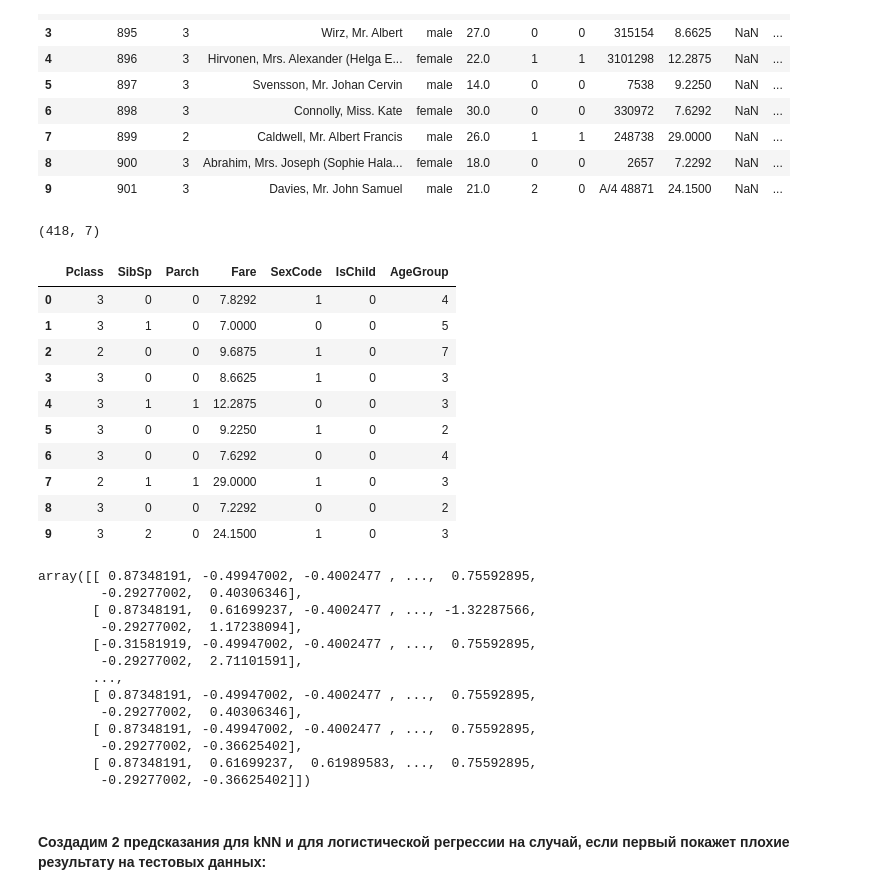
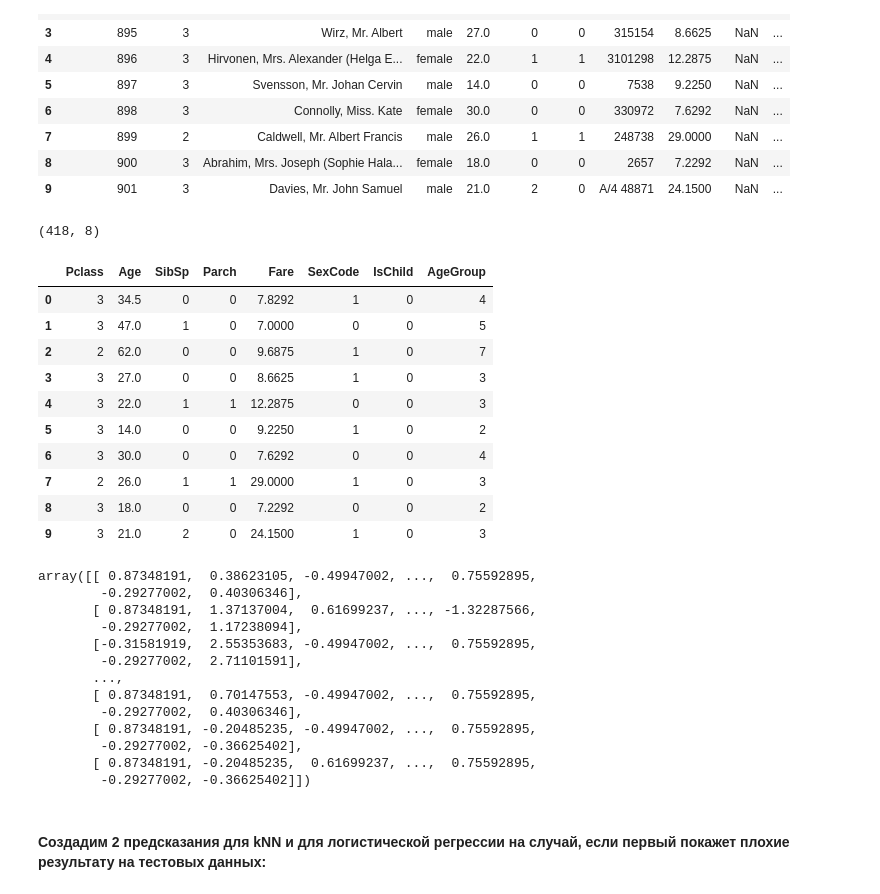
Before and after one commit to AndrewLrrr/otus-big-data, a Jupyter notebook: hw5/Titanic.ipynb, the cells around one changed output. Saved outputs shown, nothing was run; the diff lists cells and outputs as text; code cells hidden in the pictures.

```diff
--- a/hw5/Titanic.ipynb
+++ b/hw5/Titanic.ipynb
@@ -494,46 +493,45 @@ df_test.head(10)
 # %%
 x_test = df_test.drop(([
     'PassengerId',
-    'Age',
     'Name',
     'Sex',
     'Ticket',
     'Cabin',
     'Embarked',
 ]), axis=1)
 
 print(x_test.shape)
 x_test.head(10)
 # %% [output]
-(418, 7)
+(418, 8)
-|  | Pclass | SibSp | Parch | Fare | SexCode | IsChild | AgeGroup |
-| 0 | 3 | 0 | 0 | 7.8292 | 1 | 0 | 4 |
-| 1 | 3 | 1 | 0 | 7.0000 | 0 | 0 | 5 |
-| 2 | 2 | 0 | 0 | 9.6875 | 1 | 0 | 7 |
-| 3 | 3 | 0 | 0 | 8.6625 | 1 | 0 | 3 |
-| 4 | 3 | 1 | 1 | 12.2875 | 0 | 0 | 3 |
-| 5 | 3 | 0 | 0 | 9.2250 | 1 | 0 | 2 |
-| 6 | 3 | 0 | 0 | 7.6292 | 0 | 0 | 4 |
-| 7 | 2 | 1 | 1 | 29.0000 | 1 | 0 | 3 |
-| 8 | 3 | 0 | 0 | 7.2292 | 0 | 0 | 2 |
-| 9 | 3 | 2 | 0 | 24.1500 | 1 | 0 | 3 |
+|  | Pclass | Age | SibSp | Parch | Fare | SexCode | IsChild | AgeGroup |
+| 0 | 3 | 34.5 | 0 | 0 | 7.8292 | 1 | 0 | 4 |
+| 1 | 3 | 47.0 | 1 | 0 | 7.0000 | 0 | 0 | 5 |
+| 2 | 2 | 62.0 | 0 | 0 | 9.6875 | 1 | 0 | 7 |
+| 3 | 3 | 27.0 | 0 | 0 | 8.6625 | 1 | 0 | 3 |
+| 4 | 3 | 22.0 | 1 | 1 | 12.2875 | 0 | 0 | 3 |
+| 5 | 3 | 14.0 | 0 | 0 | 9.2250 | 1 | 0 | 2 |
+| 6 | 3 | 30.0 | 0 | 0 | 7.6292 | 0 | 0 | 4 |
+| 7 | 2 | 26.0 | 1 | 1 | 29.0000 | 1 | 0 | 3 |
+| 8 | 3 | 18.0 | 0 | 0 | 7.2292 | 0 | 0 | 2 |
+| 9 | 3 | 21.0 | 2 | 0 | 24.1500 | 1 | 0 | 3 |
 # %%
 scaler = StandardScaler()
 x_test = scaler.fit_transform(x_test)
 x_test
 # %% [output]
-array([[ 0.87348191, -0.49947002, -0.4002477 , ...,  0.75592895,
+array([[ 0.87348191,  0.38623105, -0.49947002, ...,  0.75592895,
         -0.29277002,  0.40306346],
-       [ 0.87348191,  0.61699237, -0.4002477 , ..., -1.32287566,
+       [ 0.87348191,  1.37137004,  0.61699237, ..., -1.32287566,
         -0.29277002,  1.17238094],
-       [-0.31581919, -0.49947002, -0.4002477 , ...,  0.75592895,
+       [-0.31581919,  2.55353683, -0.49947002, ...,  0.75592895,
         -0.29277002,  2.71101591],
        ...,
-       [ 0.87348191, -0.49947002, -0.4002477 , ...,  0.75592895,
+       [ 0.87348191,  0.70147553, -0.49947002, ...,  0.75592895,
         -0.29277002,  0.40306346],
-       [ 0.87348191, -0.49947002, -0.4002477 , ...,  0.75592895,
+       [ 0.87348191, -0.20485235, -0.49947002, ...,  0.75592895,
         -0.29277002, -0.36625402],
-       [ 0.87348191,  0.61699237,  0.61989583, ...,  0.75592895,
+       [ 0.87348191, -0.20485235,  0.61699237, ...,  0.75592895,
         -0.29277002, -0.36625402]])
 # %% [markdown]
 #### Создадим 2 предсказания для kNN и для логистической регрессии на случай, если первый покажет плохие результату на тестовых данных:
```
Also changed, not shown: parts of 8 cells of this notebook, 1 other file.
